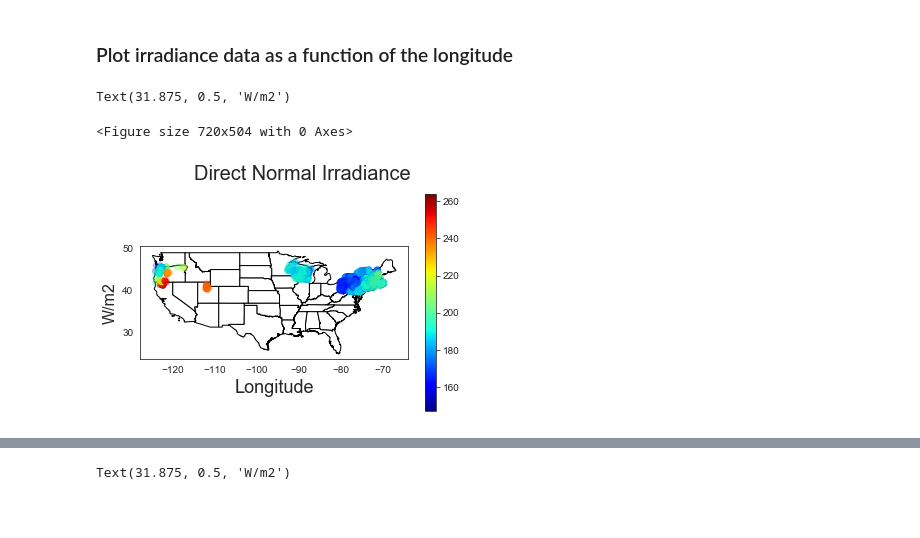
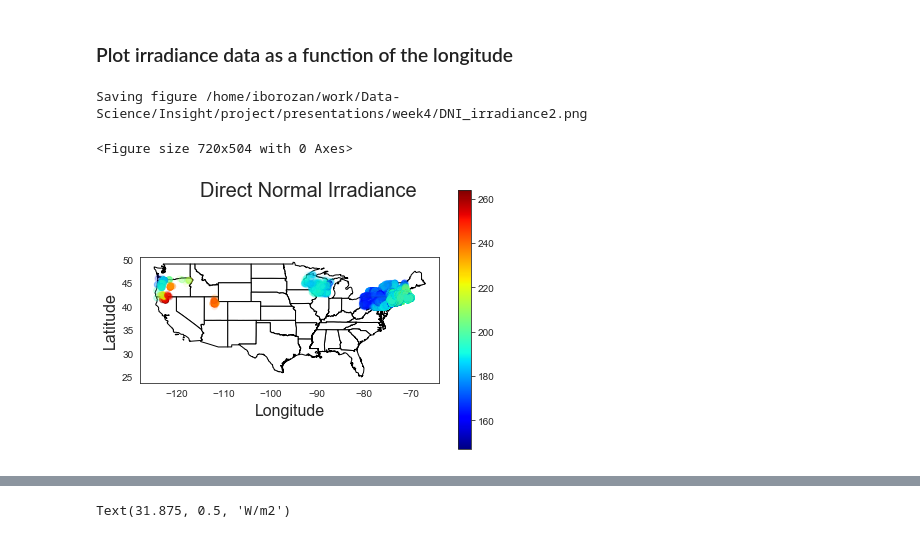
Before and after one commit to iborozan/solar, a Jupyter notebook: notebooks/solar_eda_and_technical_report.ipynb, the cells around one changed output, grey strips where cells are left out. Saved outputs shown, nothing was run; the diff lists cells and outputs as text; code cells hidden in the pictures; blank space fills up the shorter version.

```diff
--- a/notebooks/solar_eda_and_technical_report.ipynb
+++ b/notebooks/solar_eda_and_technical_report.ipynb
@@ -298,20 +298,30 @@ min(df_opv_resid_us_north_cleaned['date_installed'])
 # %%
 gdf = gpd.GeoDataFrame(df_opv_resid_us_north_cleaned, geometry=gpd.points_from_xy(df_opv_resid_us_north_cleaned.Longitude, df_opv_resid_us_north_cleaned.Latitude))
 
 usa = gpd.read_file('/home/iborozan/work/Data-Science/projects/renewable/dataset/maps/us/states.shp')
 
+def save_fig(fig_id, tight_layout=True, fig_extension="png", resolution=300):
+    """A function for saving figures in a prespecified direcotry"""
+    IMAGES_PATH = '/home/iborozan/work/Data-Science/Insight/project/presentations/week4/'
+    path = os.path.join(IMAGES_PATH, fig_id + "." + fig_extension)
+    print("Saving figure", path)
+    if tight_layout:
+        plt.tight_layout()
+    plt.savefig(path, format=fig_extension, dpi=resolution)
+
+
 #DNI
 plt.figure(figsize=((10,7)))
 ax = usa[(usa['STATE_NAME'] != 'Alaska') & (usa['STATE_NAME'] != 'Hawaii')].plot(color='white', edgecolor='black')
-gdf.plot(ax=ax,  alpha=0.05,  column='DNI', cmap=plt.get_cmap("jet"), legend = True, label="DNI")
+gdf.plot(ax=ax,  alpha=0.05,  column='DNI', cmap=plt.get_cmap("jet"), legend = True, label="W/m2")
 plt.suptitle('Direct Normal Irradiance', fontsize=20)
-plt.xlabel('Longitude', fontsize=18)
-plt.ylabel('W/m2', fontsize=16)
-#save_fig("DNI_irradiance")
+plt.xlabel('Longitude', fontsize=16)
+plt.ylabel('Latitude', fontsize=16)
+save_fig("DNI_irradiance2")
 # %% [output]
-Text(31.875, 0.5, 'W/m2')
+Saving figure /home/iborozan/work/Data-Science/Insight/project/presentations/week4/DNI_irradiance2.png
 <Figure size 720x504 with 0 Axes>
-[figure, old version]
+[figure, new version]
 # %%
 plt.figure(figsize=((10,7)))
 ax = usa[(usa['STATE_NAME'] != 'Alaska') & (usa['STATE_NAME'] != 'Hawaii')].plot(color='white', edgecolor='black')
```
Also changed, not shown: parts of 1 cell of this notebook.
